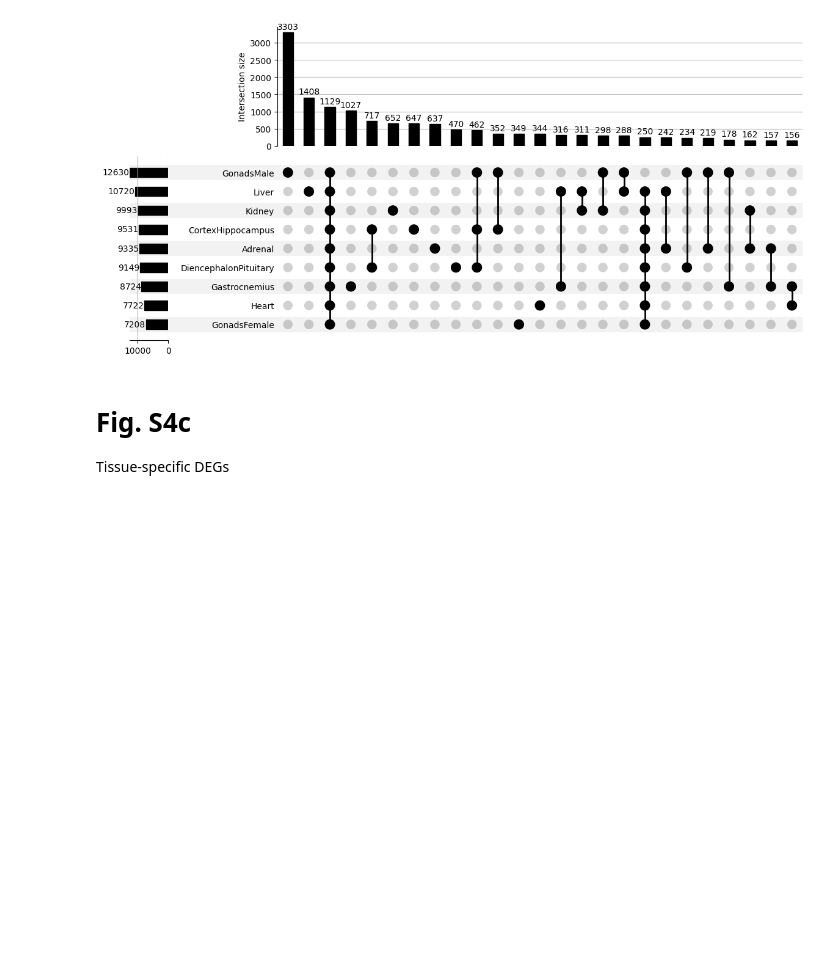
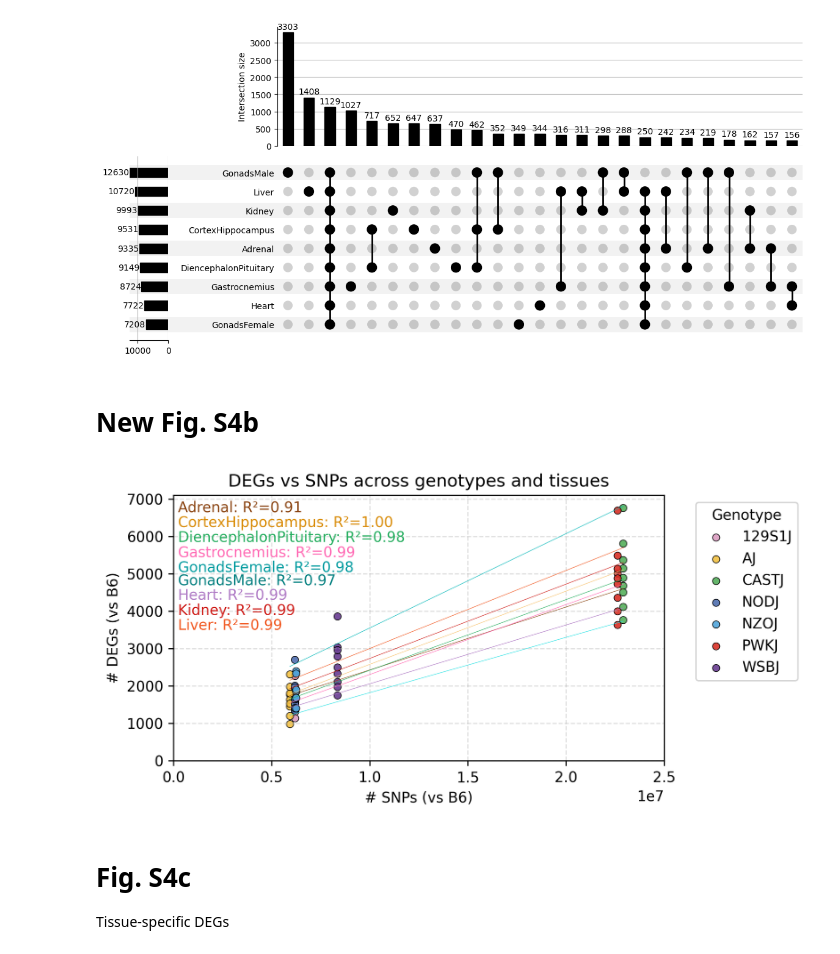
Before and after one commit to mortazavilab/8cube_manuscript, a Jupyter notebook: notebooks/Supp_Fig4.ipynb, the cells around one changed output. Drawn from its saved outputs; the diff is of its cells as text; code cells hidden in the pictures; blank space fills up the shorter version.

```diff
--- a/notebooks/Supp_Fig4.ipynb
+++ b/notebooks/Supp_Fig4.ipynb
@@ -215,3 +226,5 @@ For example, when doing 'df[col].method(value, inplace=True)', try using 'df.met
 
   styles["linestyle"].fillna("solid", inplace=True)
 [figure]
+# %% [markdown]
+# New Fig. S4b
@@ -218,3 +325,57 @@ For example, when doing 'df[col].method(value, inplace=True)', try using 'df.met
+# %%
+# Base plot
+plt.figure(figsize=(7, 3.5), dpi=300)
+
+# Scatter all points colored by genotype
+for geno in deg_data["genotype"].unique():
+    sub = deg_data[deg_data["genotype"] == geno]
+    plt.scatter(
+        sub["SNPs"],
+        sub["DEGs"],
+        label=geno,
+        color=sub["color"],
+        edgecolor="k",
+        linewidth=0.5,
+        alpha=0.9,
+        s=25
+    )
+
+# Add regression line per tissue
+for i, tissue in enumerate(deg_data["tissue"].unique()):
+    sub = deg_data[deg_data["tissue"] == tissue]
+    x = sub["SNPs"]
+    y = sub["DEGs"]
+
+    # Linear regression
+    slope, intercept, r_value, p_value, std_err = linregress(x, y)
+    r2 = r_value**2
+
+    # Plot regression line
+    x_vals = np.linspace(x.min(), x.max(), 100)
+    y_vals = slope * x_vals + intercept
+    plt.plot(x_vals, y_vals, color=tissue_dict[tissue], linewidth=0.5, alpha=0.7)
+
+    # Add R² text
+    plt.text(
+        x=0.01 * plt.xlim()[1],  # small x offset
+        y=plt.ylim()[1] - (i + 1) * 400,  # stagger vertically
+        s=f"{tissue}: R²={r2:.2f}",
+        fontsize=10,
+        color=tissue_dict_label[tissue]
+    )
+
+# Final touches
+plt.xlabel("# SNPs (vs B6)")
+plt.ylabel("# DEGs (vs B6)")
+plt.ylim(0, None)
+plt.xlim(0, 25000000)
+plt.title("DEGs vs SNPs across genotypes and tissues")
+plt.legend(title="Genotype", bbox_to_anchor=(1.05, 1), loc='upper left')
+plt.grid(True, linestyle="--", alpha=0.4)
+plt.tight_layout()
+plt.show()
+# %% [output]
+[figure, added]
 # %% [markdown]
 # Fig. S4c
 
```
Also changed, not shown: parts of 7 cells of this notebook, 3 other files.
